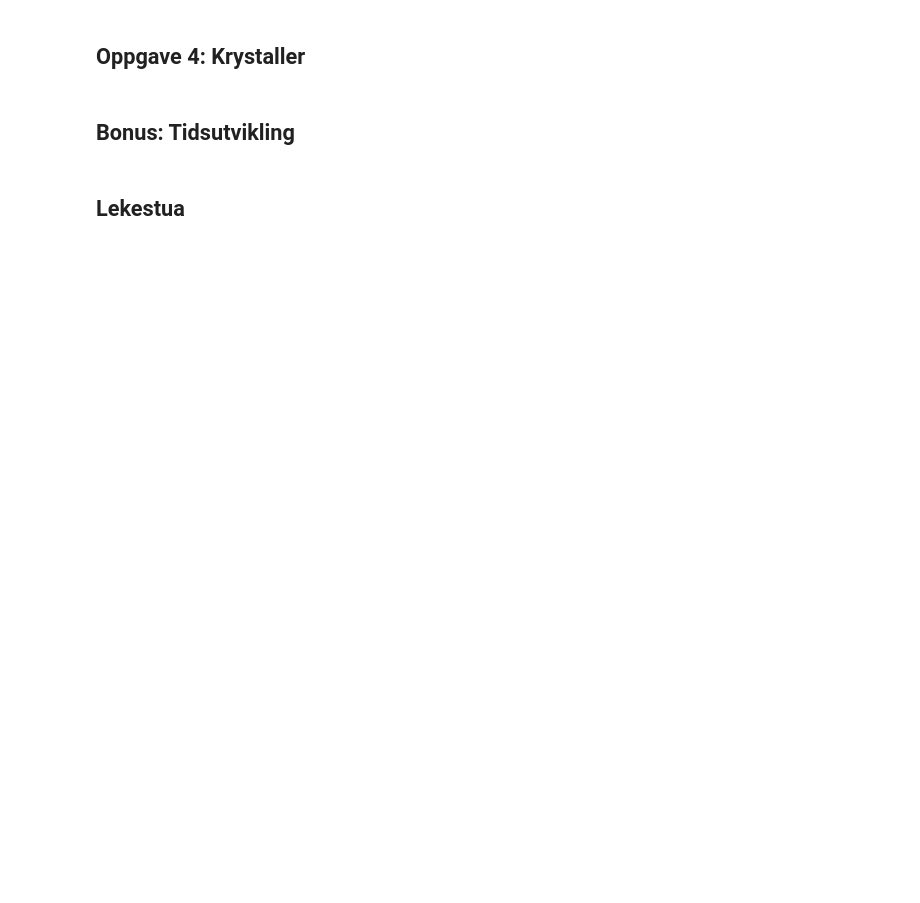
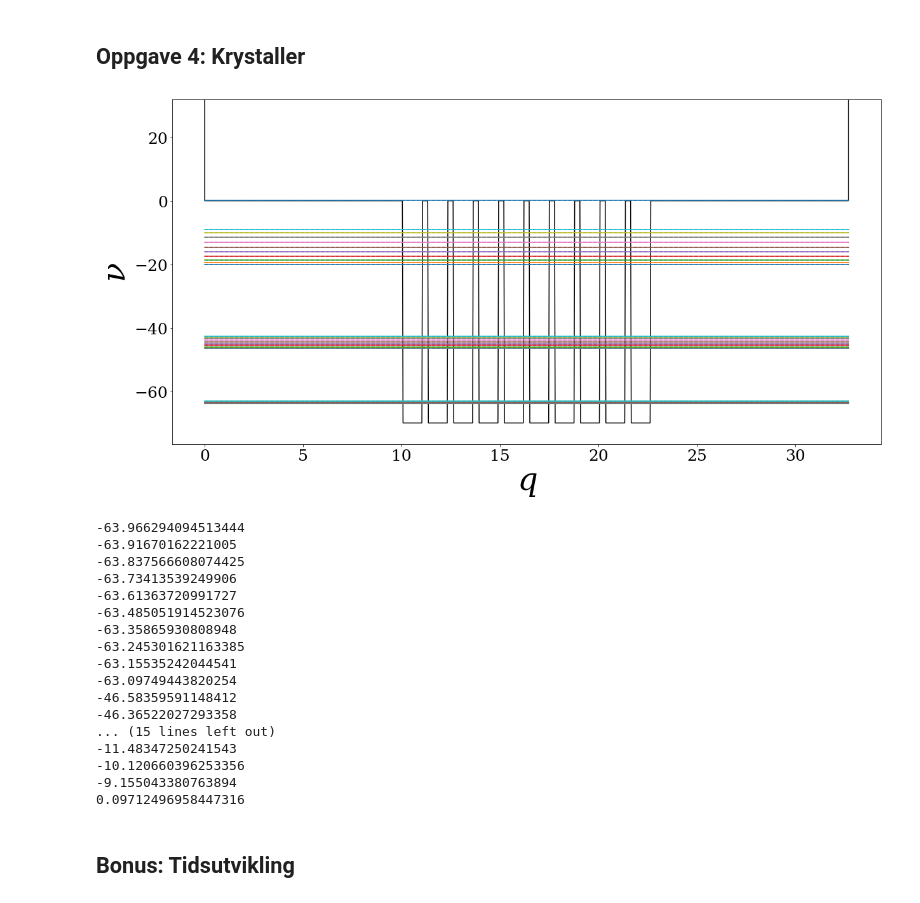
Before and after one commit to martkjoh/VitBer, a Jupyter notebook: VitBer - Prosjekt 2/VitBer øving 2.ipynb, the cells around one changed output. Cells and saved outputs as stored; diff of their text form; code cells hidden in the pictures; blank space fills up the shorter version.

```diff
--- a/VitBer - Prosjekt 2/VitBer øving 2.ipynb
+++ b/VitBer - Prosjekt 2/VitBer øving 2.ipynb
@@ -237,16 +267,32 @@ for i in range(l1):
 # %% [markdown]
 ## Oppgave 4: Krystaller
 # %%
-v04 = -2000
+k = 10
+eps4, psi4, v4, q4 = makeChrystal(k, -70)
 
-eps4, phi4, v4, x4, L4 = makeChrystal(10, v04)
-
-l4 = 8
-plotEigenfunc(phi4, v4, x4, l4, eps4, (eps4[0] * 1.2, -eps4[0]* 1.2), legend=False)
+l4 = k * 3 + 1
+plotEigenfunc(eps4, psi4, v4, q4, l4, (eps4[0] * 1.2, -eps4[0]*0.5), legend=False, showWave=False)
 
 for i in range(l4):
-    print(EeV(eps4[i], L4))
+    print(eps4[i])
+# %% [output]
+[figure, added]
+-63.966294094513444
+-63.91670162221005
+-63.837566608074425
+-63.73413539249906
+-63.61363720991727
+-63.485051914523076
+-63.35865930808948
+-63.245301621163385
+-63.15535242044541
+-63.09749443820254
+-46.58359591148412
+-46.36522027293358
+... (15 lines left out)
+-11.48347250241543
+-10.120660396253356
+-9.155043380763894
+0.09712496958447316
 # %% [markdown]
 ## Bonus: Tidsutvikling
-# %% [markdown]
-## Lekestua
```
Also changed, not shown: parts of 15 cells of this notebook, 1 other file.
